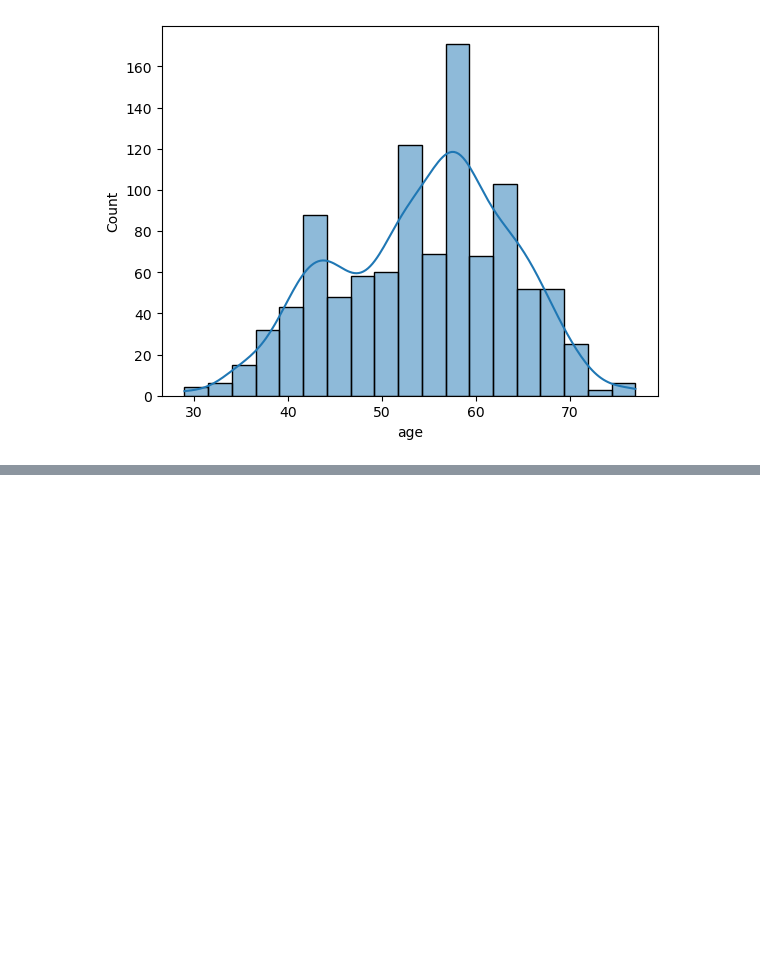
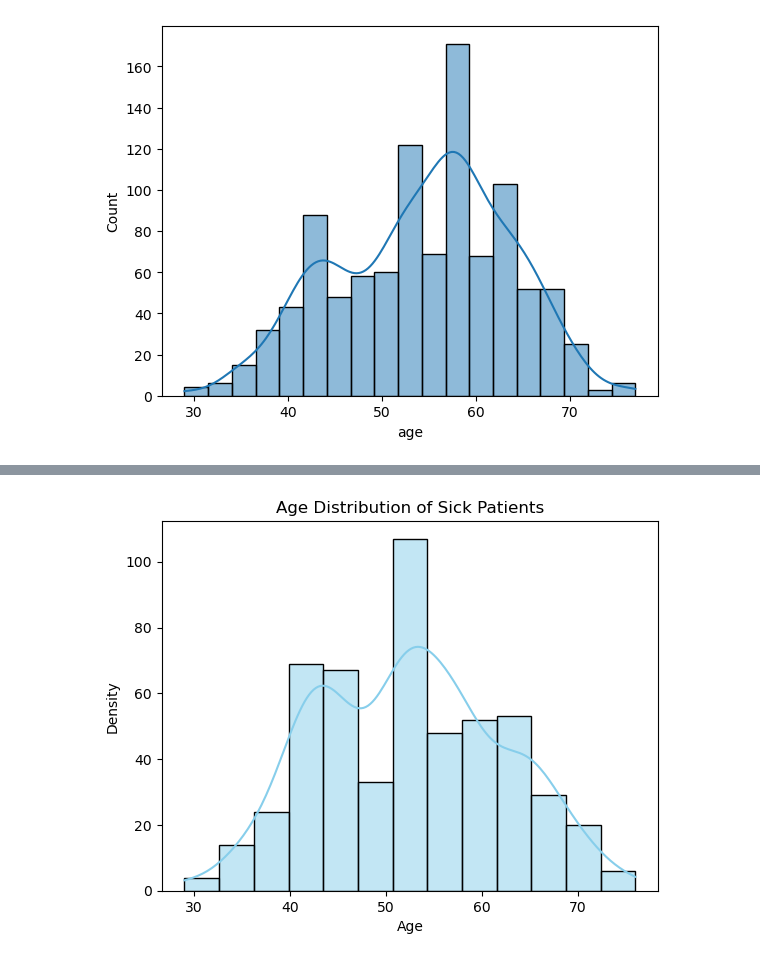
Before and after one commit to zehranurr/DataScience-HeartDisease, a Jupyter notebook: HeartDisase-information.ipynb, the cells around one changed output, grey strips where cells are left out. Cells and saved outputs as stored; diff of their text form; code cells hidden in the pictures; blank space fills up the shorter version.

```diff
--- a/HeartDisase-information.ipynb
+++ b/HeartDisase-information.ipynb
@@ -182,0 +143,12 @@ sns.histplot(data=df, x='age', kde=True)
+# %%
+sns.histplot(df['age'][df['target']==1], kde=True, color='skyblue', edgecolor='black')
+
+# Add labels and title
+plt.xlabel('Age')
+plt.ylabel('Density')
+plt.title('Age Distribution of Sick Patients')
+
+# Show the plot
+plt.show()
+# %% [output]
+[figure, added]
```
Also changed, not shown: parts of 8 cells of this notebook, 6 other files.
